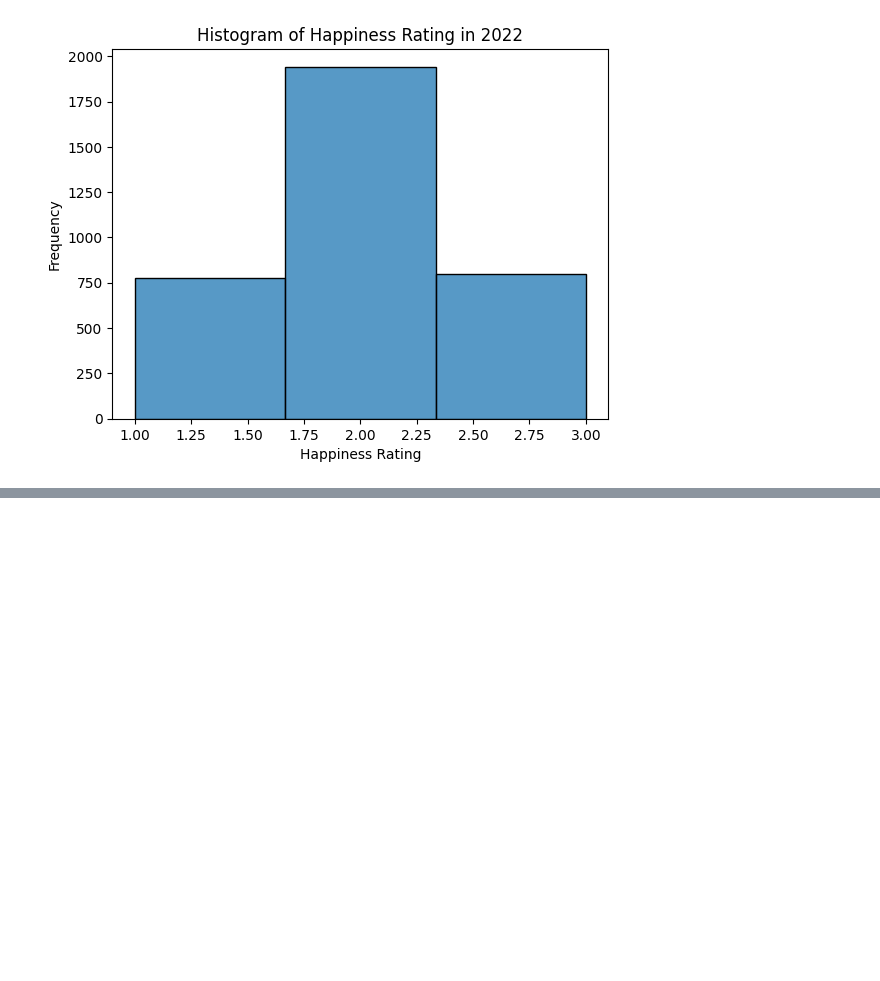
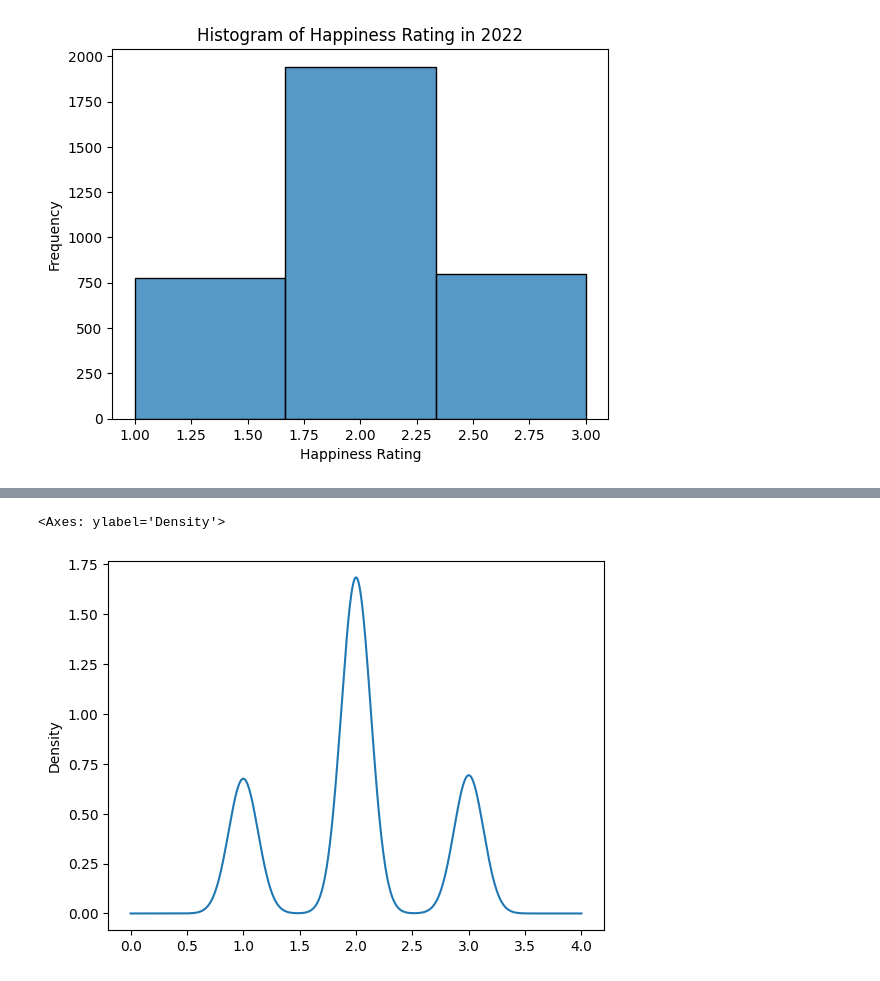
Before and after one commit to DS3001/group5, a Jupyter notebook: Copy_of_john.ipynb, the cells around one changed output, grey strips where cells are left out. Drawn from its saved outputs; the diff is of its cells as text; code cells hidden in the pictures; blank space fills up the shorter version.

```diff
--- a/Copy_of_john.ipynb
+++ b/Copy_of_john.ipynb
@@ -117,0 +125,9 @@ Text(0, 0.5, 'Frequency')
+# %%
+#and 2022
+
+df_2022['HAPPY_2022'].plot.density()
+
+#will do the grouped ones when we merge the dataset
+# %% [output]
+<Axes: ylabel='Density'>
+[figure, added]
```
Also changed, not shown: parts of 3 cells of this notebook.
